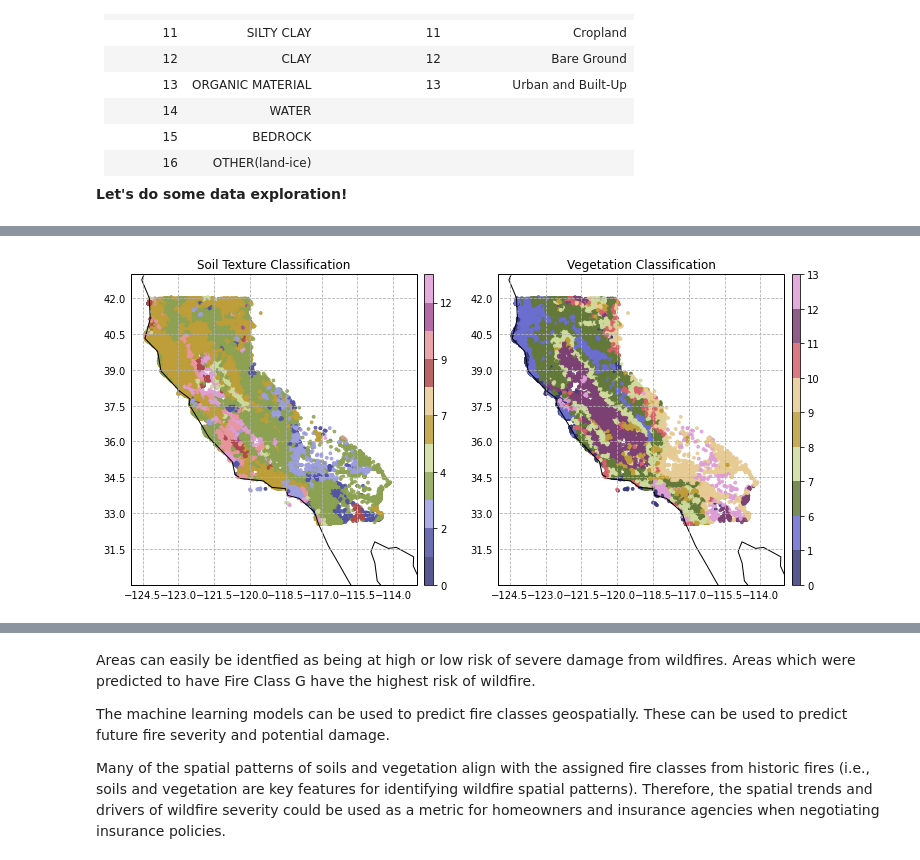
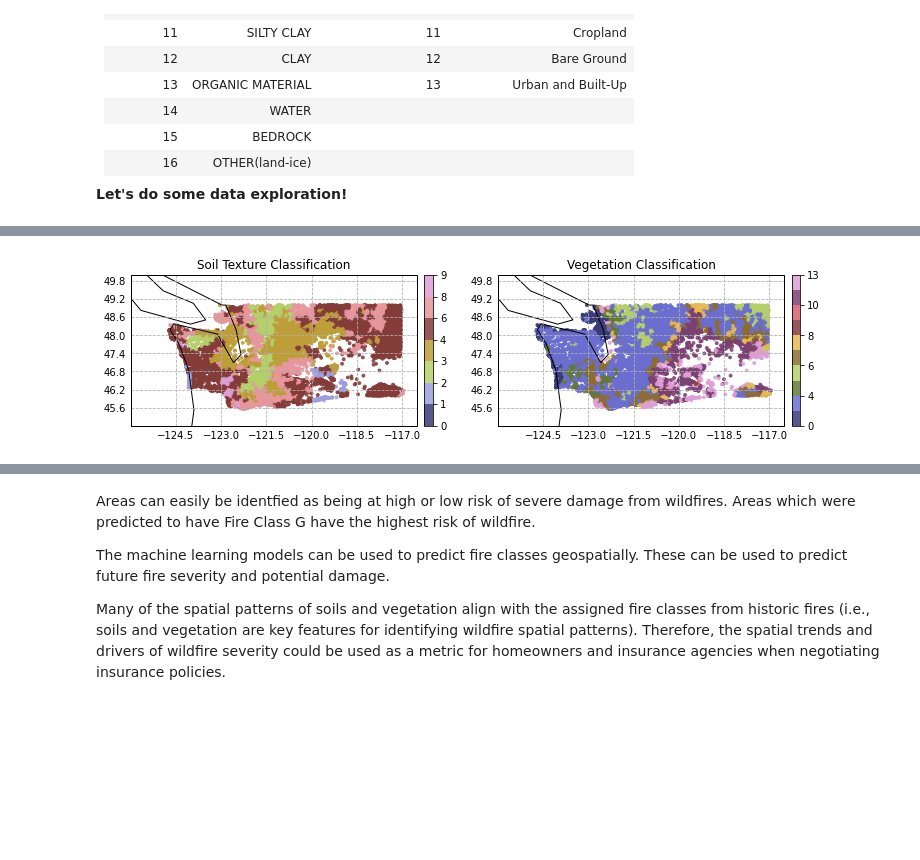
Before and after one commit to cfinkenbiner/Wildfire_Severity_Prediction, a Jupyter notebook: Capstone_Final.ipynb, the cells around one changed output, grey strips where cells are left out. Cells and saved outputs as stored; diff of their text form; code cells hidden in the pictures; blank space fills up the shorter version.

```diff
--- a/Capstone_Final.ipynb
+++ b/Capstone_Final.ipynb
@@ -101,11 +103,11 @@ I extracted the classified soil texture and vegetation for each reported fire lo
 Update the variable "state" and re-run the cell block to look at other US states.
 # %%
 # Specify state from list: ['CA', 'WA', 'OR', 'NV']
-state = 'CA'
+state = 'WA'
 
 data_visualizations.fig_soil_veg_map(state)
 # %% [output]
-[figure, old version]
+[figure, new version]
 # %% [markdown]
 # Wildfire Severity Predictions
 
```
Also changed, not shown: parts of 8 cells of this notebook, 2 other files.
